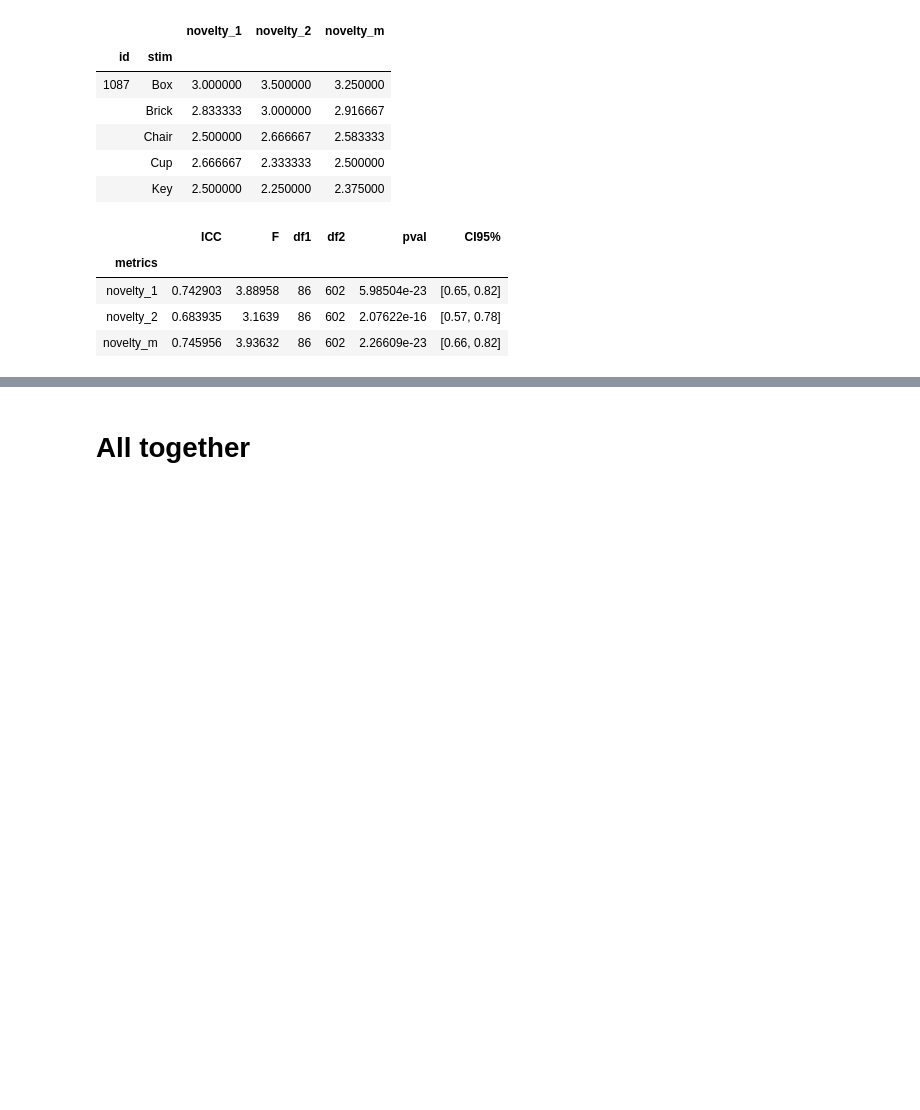
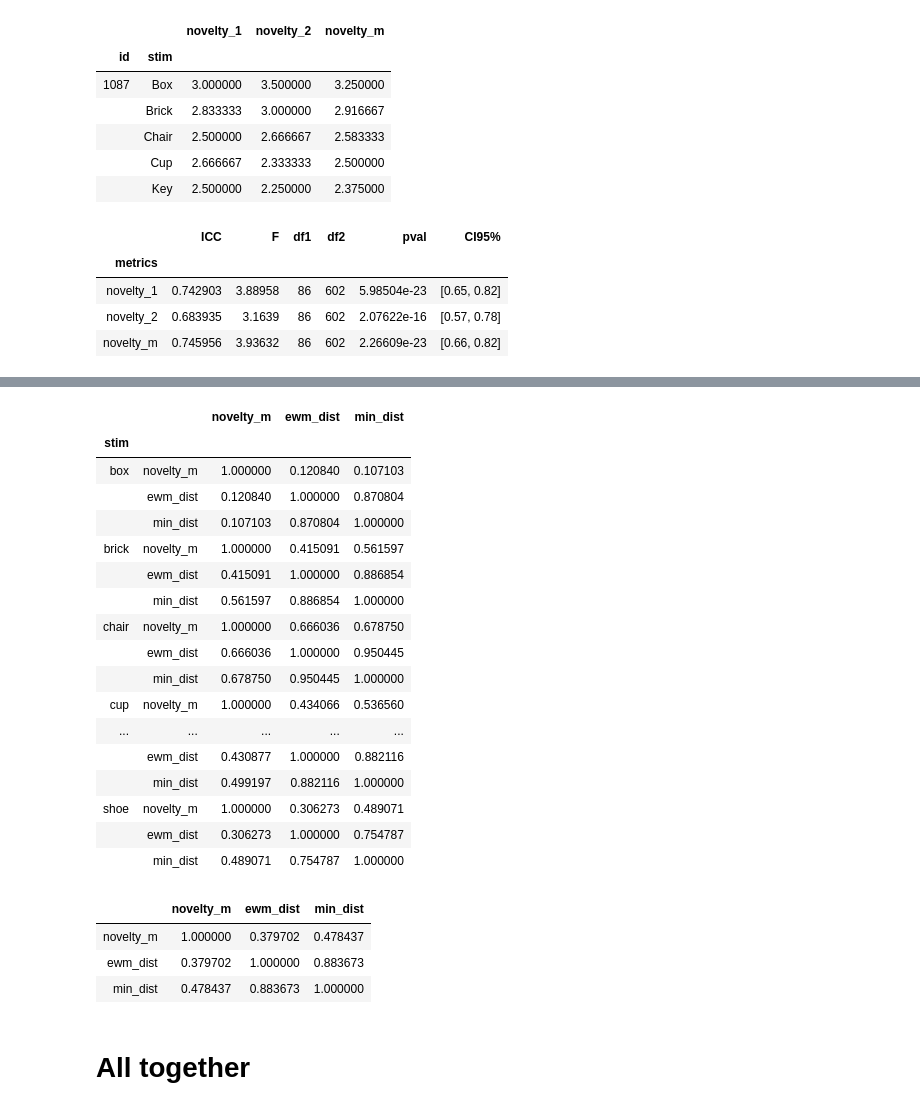
Before and after one commit to DijunQuant/AUT-Scoring, a Jupyter notebook: scripts/Sandbox.ipynb, the cells around one changed output, grey strips where cells are left out. Cells and saved outputs as stored; diff of their text form; code cells hidden in the pictures; blank space fills up the shorter version.

```diff
--- a/scripts/Sandbox.ipynb
+++ b/scripts/Sandbox.ipynb
@@ -277,3 +287,31 @@ icc_df
+# %%
+df[['stim','novelty_m','ewm_dist','min_dist']].dropna().groupby('stim').corr()
+# %% [output]
+|  |  | novelty_m | ewm_dist | min_dist |
+| stim |  |  |  |  |
+| box | novelty_m | 1.000000 | 0.120840 | 0.107103 |
+|  | ewm_dist | 0.120840 | 1.000000 | 0.870804 |
+|  | min_dist | 0.107103 | 0.870804 | 1.000000 |
+| brick | novelty_m | 1.000000 | 0.415091 | 0.561597 |
+|  | ewm_dist | 0.415091 | 1.000000 | 0.886854 |
+|  | min_dist | 0.561597 | 0.886854 | 1.000000 |
+| chair | novelty_m | 1.000000 | 0.666036 | 0.678750 |
+|  | ewm_dist | 0.666036 | 1.000000 | 0.950445 |
+|  | min_dist | 0.678750 | 0.950445 | 1.000000 |
+| cup | novelty_m | 1.000000 | 0.434066 | 0.536560 |
+| ... | ... | ... | ... | ... |
+|  | ewm_dist | 0.430877 | 1.000000 | 0.882116 |
+|  | min_dist | 0.499197 | 0.882116 | 1.000000 |
+| shoe | novelty_m | 1.000000 | 0.306273 | 0.489071 |
+|  | ewm_dist | 0.306273 | 1.000000 | 0.754787 |
+|  | min_dist | 0.489071 | 0.754787 | 1.000000 |
+# %%
+df[['stim','novelty_m','ewm_dist','min_dist']].corr()
+# %% [output]
+|  | novelty_m | ewm_dist | min_dist |
+| novelty_m | 1.000000 | 0.379702 | 0.478437 |
+| ewm_dist | 0.379702 | 1.000000 | 0.883673 |
+| min_dist | 0.478437 | 0.883673 | 1.000000 |
 # %% [markdown]
 # All together
 # %%
```
Also changed, not shown: parts of 20 cells of this notebook, 8 other files.
